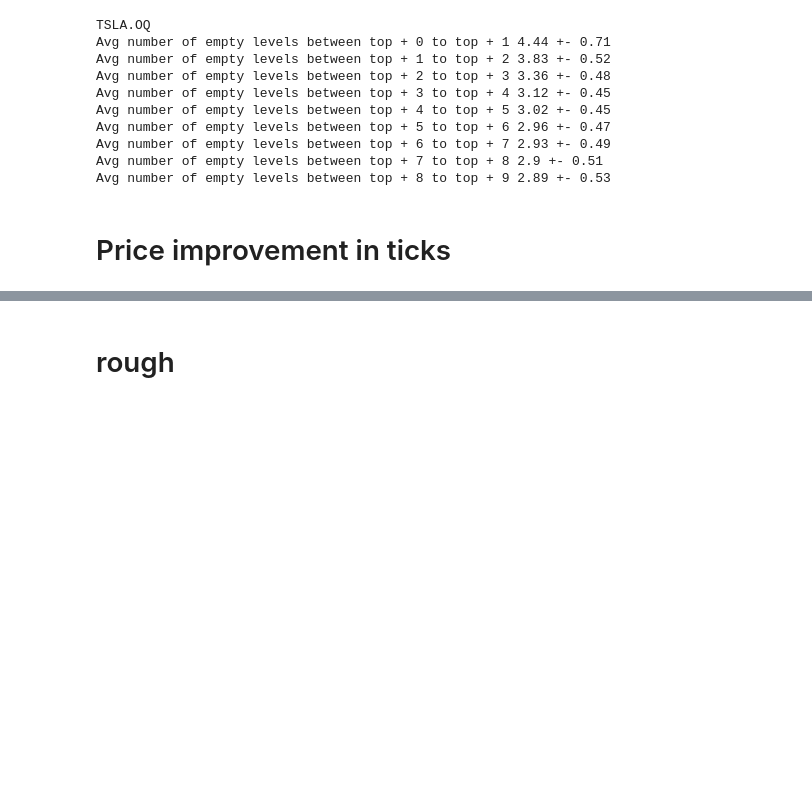
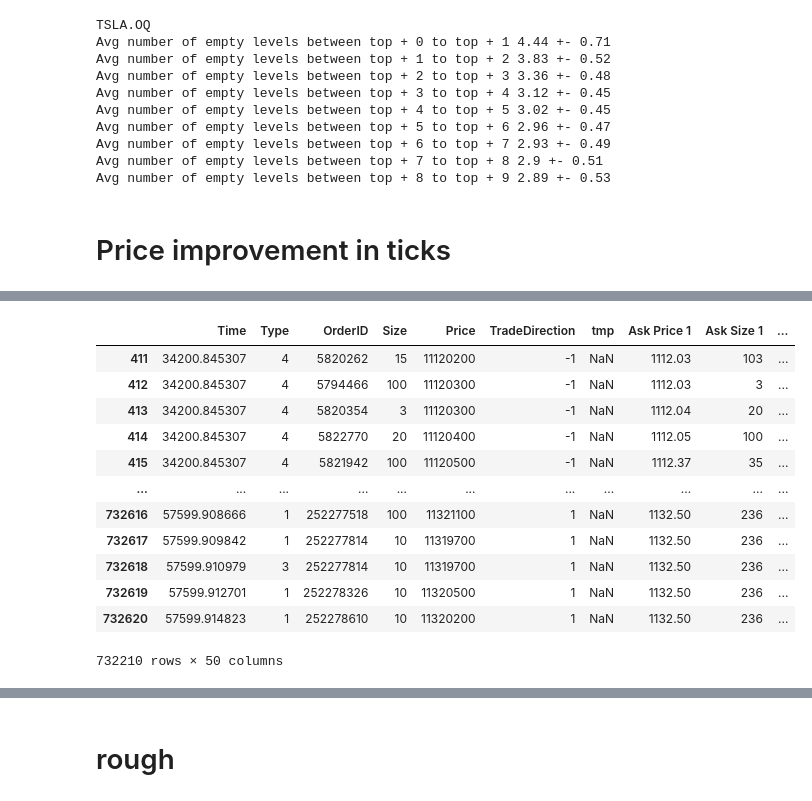
Before and after one commit to konqr/lobSimulations, a Jupyter notebook: src/backup/hawkes/experiments/smallTickEDA.ipynb, the cells around one changed output, grey strips where cells are left out. Saved outputs shown, nothing was run; the diff lists cells and outputs as text; code cells hidden in the pictures; blank space fills up the shorter version.

```diff
--- a/src/backup/hawkes/experiments/smallTickEDA.ipynb
+++ b/src/backup/hawkes/experiments/smallTickEDA.ipynb
@@ -393,0 +434,16 @@ Avg number of ticks of price improvement for  top + 10 1.07 +- 0.86
+# %%
+data
+# %% [output]
+|  | Time | Type | OrderID | Size | Price | TradeDirection | tmp | Ask Price 1 | Ask Size 1 | ... |
+| 411 | 34200.845307 | 4 | 5820262 | 15 | 11120200 | -1 | NaN | 1112.03 | 103 | ... |
+| 412 | 34200.845307 | 4 | 5794466 | 100 | 11120300 | -1 | NaN | 1112.03 | 3 | ... |
+| 413 | 34200.845307 | 4 | 5820354 | 3 | 11120300 | -1 | NaN | 1112.04 | 20 | ... |
+| 414 | 34200.845307 | 4 | 5822770 | 20 | 11120400 | -1 | NaN | 1112.05 | 100 | ... |
+| 415 | 34200.845307 | 4 | 5821942 | 100 | 11120500 | -1 | NaN | 1112.37 | 35 | ... |
+| ... | ... | ... | ... | ... | ... | ... | ... | ... | ... | ... |
+| 732616 | 57599.908666 | 1 | 252277518 | 100 | 11321100 | 1 | NaN | 1132.50 | 236 | ... |
+| 732617 | 57599.909842 | 1 | 252277814 | 10 | 11319700 | 1 | NaN | 1132.50 | 236 | ... |
+| 732618 | 57599.910979 | 3 | 252277814 | 10 | 11319700 | 1 | NaN | 1132.50 | 236 | ... |
+| 732619 | 57599.912701 | 1 | 252278326 | 10 | 11320500 | 1 | NaN | 1132.50 | 236 | ... |
+| 732620 | 57599.914823 | 1 | 252278610 | 10 | 11320200 | 1 | NaN | 1132.50 | 236 | ... |
+732210 rows × 50 columns
```
Also changed, not shown: parts of 9 cells of this notebook, 2 other files.
